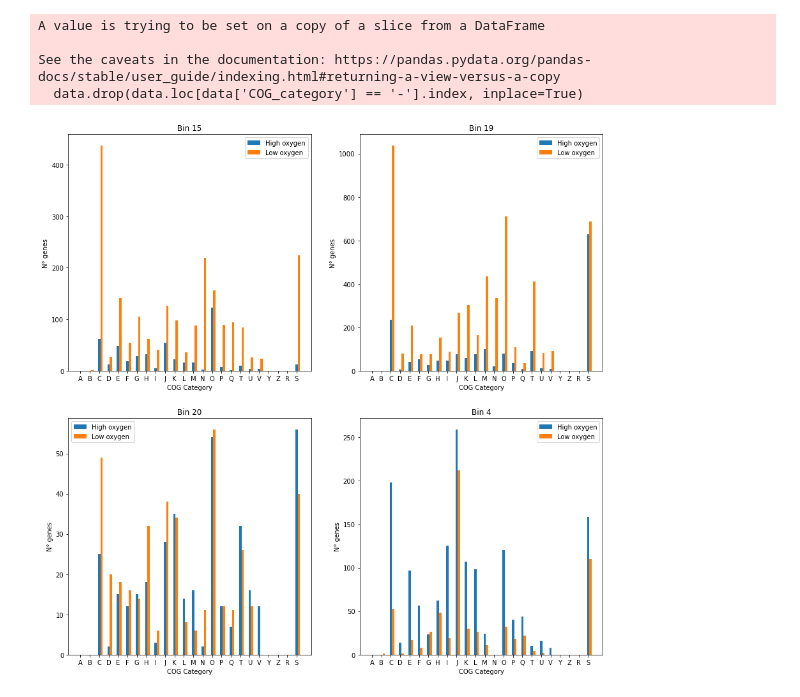
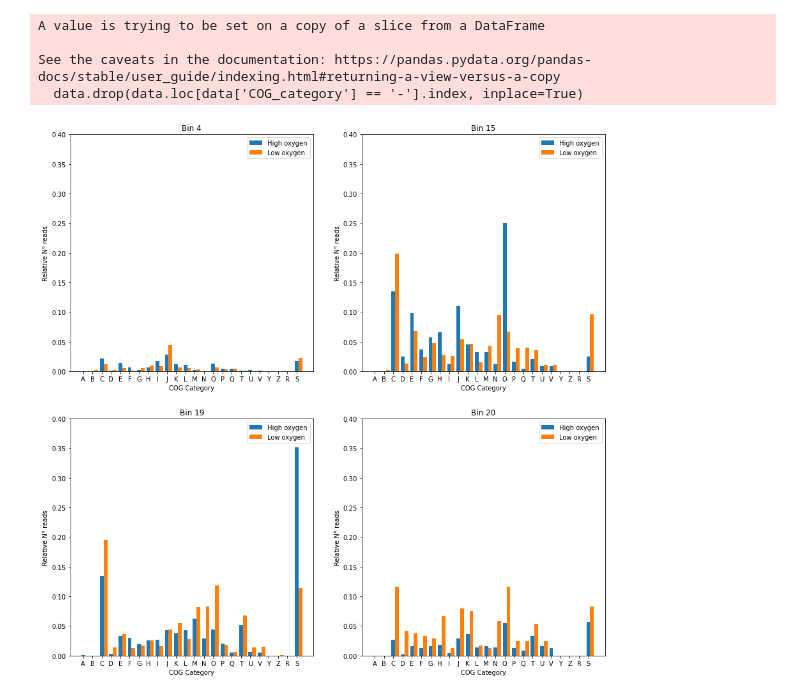
Before and after one commit to claranordquist/genome_analysis, a Jupyter notebook: Code/07_Python.ipynb, the cells around one changed output. Cells and saved outputs as stored; diff of their text form; code cells hidden in the pictures.

```diff
--- a/Code/07_Python.ipynb
+++ b/Code/07_Python.ipynb
@@ -6,3 +6,6 @@
+# %%
+a = pd.read_csv('/Users/claranordquist/Documents/Universitetet/VT/Genome_Analysis/Lab_Project/Git_Repository/genome_analysis/Data/Metadata/Metadata.txt')
+b = a[['Run', 'diss_oxygen']]
 # %% [markdown]
 ## Read the data
 
@@ -43,3 +39,9 @@ for file in os.listdir(directory):
+# %%
+# "Normalizing" the counts to get the relative count numbers instead of the absolute
+# That is, dividing with the total number of counts for each sample and environment
+# Store in a new column
+for sample in bin_dataframes.keys():
+    bin_dataframes[sample]['Relative_count'] = bin_dataframes[sample]['Count'] / bin_dataframes[sample].sum()['Count']
 # %% [markdown]
 ## Basic Analysis: Heatmap
 Display the gene expression through a heatmap
@@ -82,7 +89,8 @@ import numpy as np
 # Reset the index
 bins_COG = {}
 for sample, data in bin_dataframes.items():
-    bins_COG[sample] = data[['Bin', 'Count', 'COG_category']]
+# for sample, data in bin_dataframes_relative.items():
+    bins_COG[sample] = data[['Bin', 'Relative_count', 'COG_category']]
     bins_COG[sample].reset_index(drop=True, inplace=True)
 
 # Remove all genes that don't have a COG category
@@ -90,7 +98,7 @@ for data in bins_COG.values():
     data.drop(data.loc[data['COG_category'] == '-'].index, inplace=True)
 
 # Collect all values for the individual COG codes, so that they are in the same row (one row per category)
-aggregate_function = {"Bin":'first', "Count":'sum', "COG_category":'first'}
+aggregate_function = {"Bin":'first', "Relative_count":'sum', "COG_category":'first'}
 for sample in bins_COG.keys():
     bins_COG[sample] = bins_COG[sample].groupby(bins_COG[sample]['COG_category']).aggregate(aggregate_function)
 # %% [output]
@@ -127,46 +133,52 @@ for sample in bins_COG.keys():
 # %%
 # Plot the results
 x_values = np.arange(len(count_dict.keys()))
 x_labels = [a for a in count_dict.keys()]
+w = 0.4
+ymax = 0.4
 
 plt.figure(figsize=(15, 15))
 
 plt.subplot(2, 2, 1)
-plt.title('Bin 15')
-plt.bar(x_values, dictionaries['Bin_15_SRR4342137'].values(), width=0.25, label='High oxygen')
-plt.bar(x_values + 0.25, dictionaries['Bin_15_SRR4342139'].values(), width=0.25, label='Low oxygen')
+plt.title('Bin 4')
+plt.bar(x_values, COG_counts['Bin_4_SRR4342137'].values(), width=w, label='High oxygen')
+plt.bar(x_values + w, COG_counts['Bin_4_SRR4342139'].values(), width=w, label='Low oxygen')
 plt.xticks(x_values, labels=x_labels)
+plt.ylim([0, ymax])
 plt.legend()
 plt.xlabel('COG Category')
-plt.ylabel('N° genes')
+plt.ylabel('Relative N° reads')
 
 plt.subplot(2, 2, 2)
-plt.title('Bin 19')
-plt.bar(x_values, dictionaries['Bin_19_SRR4342137'].values(), width=0.25, label='High oxygen')
-plt.bar(x_values + 0.25, dictionaries['Bin_19_SRR4342139'].values(), width=0.25, label='Low oxygen')
+plt.title('Bin 15')
+plt.bar(x_values, COG_counts['Bin_15_SRR4342137'].values(), width=w, label='High oxygen')
+plt.bar(x_values + w, COG_counts['Bin_15_SRR4342139'].values(), width=w, label='Low oxygen')
 plt.xticks(x_values, labels=x_labels)
+plt.ylim([0, ymax])
 plt.legend()
 plt.xlabel('COG Category')
-plt.ylabel('N° genes')
+plt.ylabel('Relative N° reads')
 
 plt.subplot(2, 2, 3)
-plt.title('Bin 20')
-plt.bar(x_values, dictionaries['Bin_20_SRR4342137'].values(), width=0.25, label='High oxygen')
-plt.bar(x_values + 0.25, dictionaries['Bin_20_SRR4342139'].values(), width=0.25, label='Low oxygen')
+plt.title('Bin 19')
+plt.bar(x_values, COG_counts['Bin_19_SRR4342137'].values(), width=w, label='High oxygen')
+plt.bar(x_values + w, COG_counts['Bin_19_SRR4342139'].values(), width=w, label='Low oxygen')
 plt.xticks(x_values, labels=x_labels)
+plt.ylim([0, ymax])
 plt.legend()
 plt.xlabel('COG Category')
-plt.ylabel('N° genes')
+plt.ylabel('Relative N° reads')
 
 plt.subplot(2, 2, 4)
-plt.title('Bin 4')
-plt.bar(x_values, dictionaries['Bin_4_SRR4342137'].values(), width=0.25, label='High oxygen')
-plt.bar(x_values + 0.25, dictionaries['Bin_4_SRR4342139'].values(), width=0.25, label='Low oxygen')
+plt.title('Bin 20')
+plt.bar(x_values, COG_counts['Bin_20_SRR4342137'].values(), width=w, label='High oxygen')
+plt.bar(x_values + w, COG_counts['Bin_20_SRR4342139'].values(), width=w, label='Low oxygen')
 plt.xticks(x_values, labels=x_labels)
+plt.ylim([0, ymax])
 plt.legend()
 plt.xlabel('COG Category')
-plt.ylabel('N° genes')
+plt.ylabel('Relative N° reads')
 
 plt.show()
 # %% [output]
-[figure, old version]
+[figure, new version]
```
Also changed, not shown: parts of 7 cells of this notebook, 1 other file.
